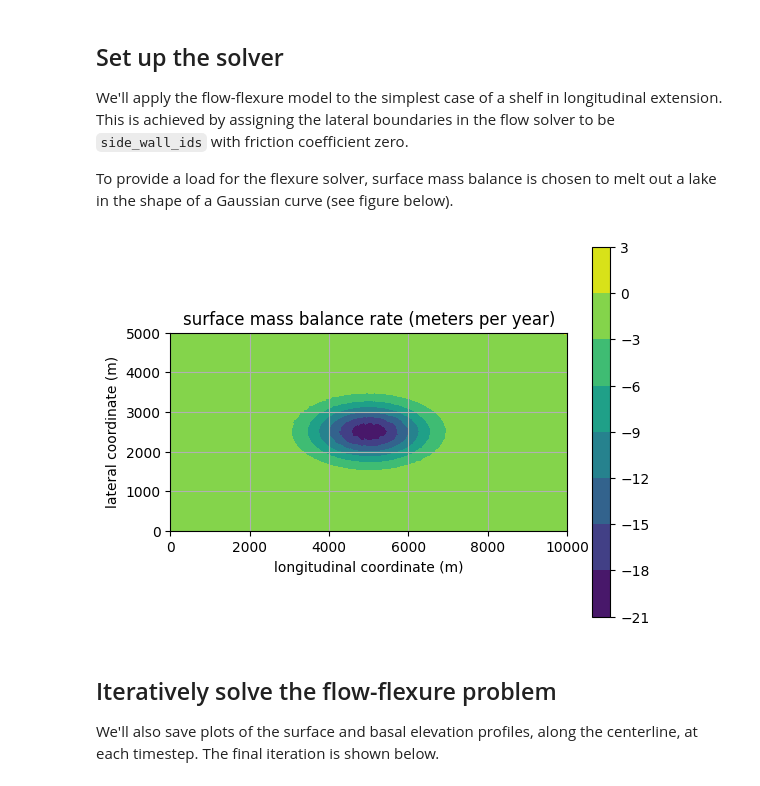
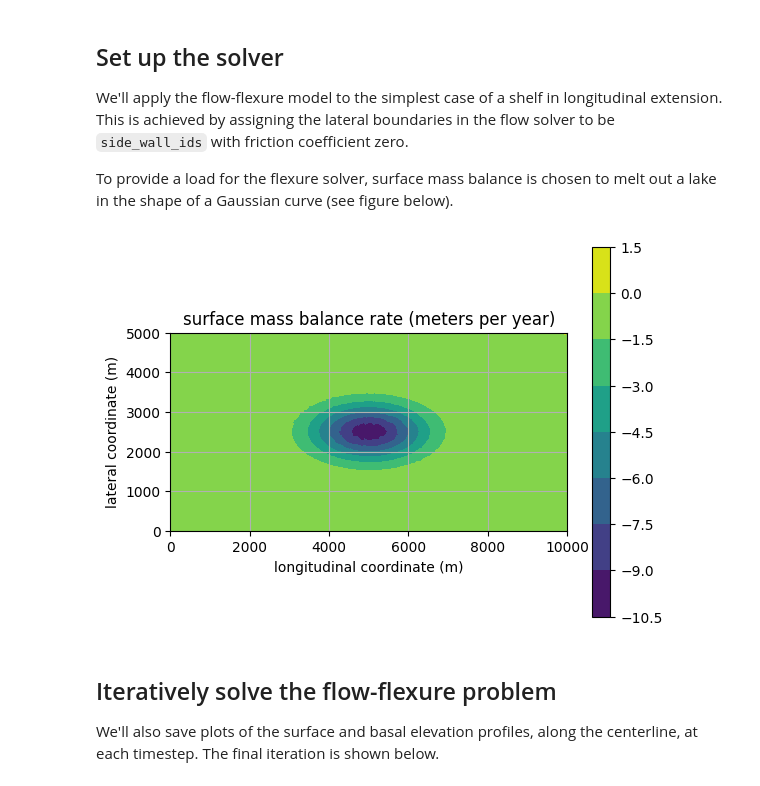
Before and after one commit to chrismiele/weird_flex, a Jupyter notebook: 4_coupled_flow_flexure_viscous.ipynb, the cells around one changed output. Cells and saved outputs as stored; diff of their text form; code cells hidden in the pictures.

```diff
--- a/4_coupled_flow_flexure_viscous.ipynb
+++ b/4_coupled_flow_flexure_viscous.ipynb
@@ -112,7 +112,7 @@ To provide a load for the flexure solver, surface mass balance is chosen to melt
 ################################
 
 Δt = 0.5 #length of timestep in years
-num_timesteps = 40
+num_timesteps = 50
 
 ##################################
 ##################################
@@ -134,35 +134,35 @@ model = icepack.models.IceShelf(gravity = gravity2, terminus = terminus2, #model
 
 solver = icepack.solvers.FlowSolver(model, dirichlet_ids = dirichlet_ids,
                                     side_wall_ids = side_wall_ids, ice_front_ids = ice_front_ids)
 
 #####################################
 #####################################
 ### parameters for flexure solver ###
 #####################################
 #####################################
 
 α = 1e10 #arbitrary large number for penalty method
-B_x = 20*exp(-1/2*((x - Lx/2)/1000)**2) #impose some specific mass balance rate in m/year to load the shelf
+B_x = 10*exp(-1/2*((x - Lx/2)/1000)**2) #impose some specific mass balance rate in m/year to load the shelf
 B_y = exp(-1/2*((y - Ly/2)/500)**2) #we'll melt out a lake at the center of the shelf...
 B = project(-B_x*B_y, Q1) #...in the shape of a 3D gaussian curve (see figure below)
 
 #####################################
 #####################################
 ### plot the surface mass balance ###
 #####################################
 #####################################
 
 fig, ax = plt.subplots()
 ax.set_aspect('equal')
 plt.title('surface mass balance rate (meters per year)')
 smb_plot = tricontourf(B, axes=ax)
 plt.colorbar(smb_plot)
 plt.xlabel('longitudinal coordinate (m)')
 plt.ylabel('lateral coordinate (m)')
 plt.grid()
 plt.show()
 # %% [output]
-[figure, old version]
+[figure, new version]
 # %% [markdown]
 ## Iteratively solve the flow-flexure problem
 
```
Also changed, not shown: parts of 5 cells of this notebook.
